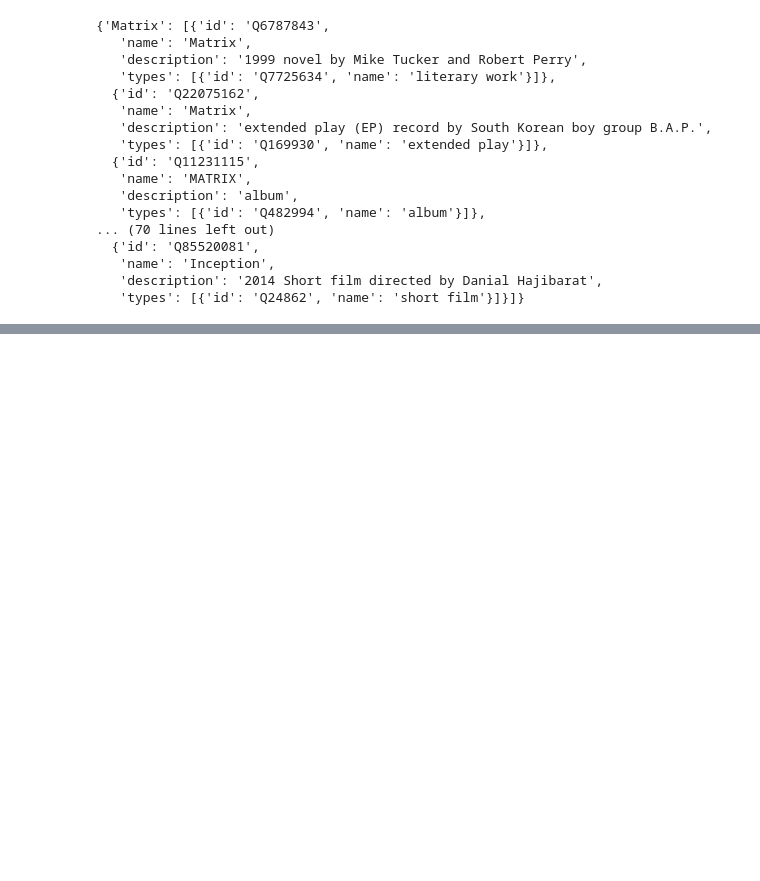
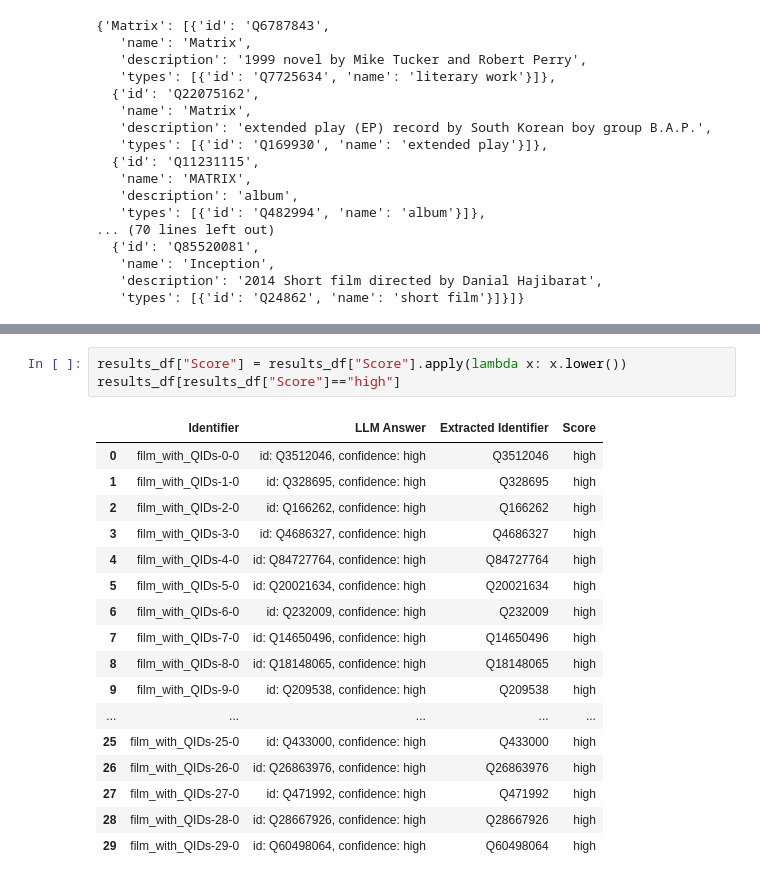
Before and after one commit to enRichMyData/lion_linker, a Jupyter notebook: test.ipynb, the cells around one changed output, grey strips where cells are left out. Cells and saved outputs as stored; diff of their text form; blank space fills up the shorter version.

```diff
--- a/test.ipynb
+++ b/test.ipynb
@@ -155,0 +167,21 @@ Accuracy: 26.67%
+# %%
+results_df["Score"] = results_df["Score"].apply(lambda x: x.lower())
+results_df[results_df["Score"]=="high"]
+# %% [output]
+|  | Identifier | LLM Answer | Extracted Identifier | Score |
+| 0 | film_with_QIDs-0-0 | id: Q3512046, confidence: high | Q3512046 | high |
+| 1 | film_with_QIDs-1-0 | id: Q328695, confidence: high | Q328695 | high |
+| 2 | film_with_QIDs-2-0 | id: Q166262, confidence: high | Q166262 | high |
+| 3 | film_with_QIDs-3-0 | id: Q4686327, confidence: high | Q4686327 | high |
+| 4 | film_with_QIDs-4-0 | id: Q84727764, confidence: high | Q84727764 | high |
+| 5 | film_with_QIDs-5-0 | id: Q20021634, confidence: high | Q20021634 | high |
+| 6 | film_with_QIDs-6-0 | id: Q232009, confidence: high | Q232009 | high |
+| 7 | film_with_QIDs-7-0 | id: Q14650496, confidence: high | Q14650496 | high |
+| 8 | film_with_QIDs-8-0 | id: Q18148065, confidence: high | Q18148065 | high |
+| 9 | film_with_QIDs-9-0 | id: Q209538, confidence: high | Q209538 | high |
+| ... | ... | ... | ... | ... |
+| 25 | film_with_QIDs-25-0 | id: Q433000, confidence: high | Q433000 | high |
+| 26 | film_with_QIDs-26-0 | id: Q26863976, confidence: high | Q26863976 | high |
+| 27 | film_with_QIDs-27-0 | id: Q471992, confidence: high | Q471992 | high |
+| 28 | film_with_QIDs-28-0 | id: Q28667926, confidence: high | Q28667926 | high |
+| 29 | film_with_QIDs-29-0 | id: Q60498064, confidence: high | Q60498064 | high |
```
Also changed, not shown: parts of 6 cells of this notebook, 3 other files.
